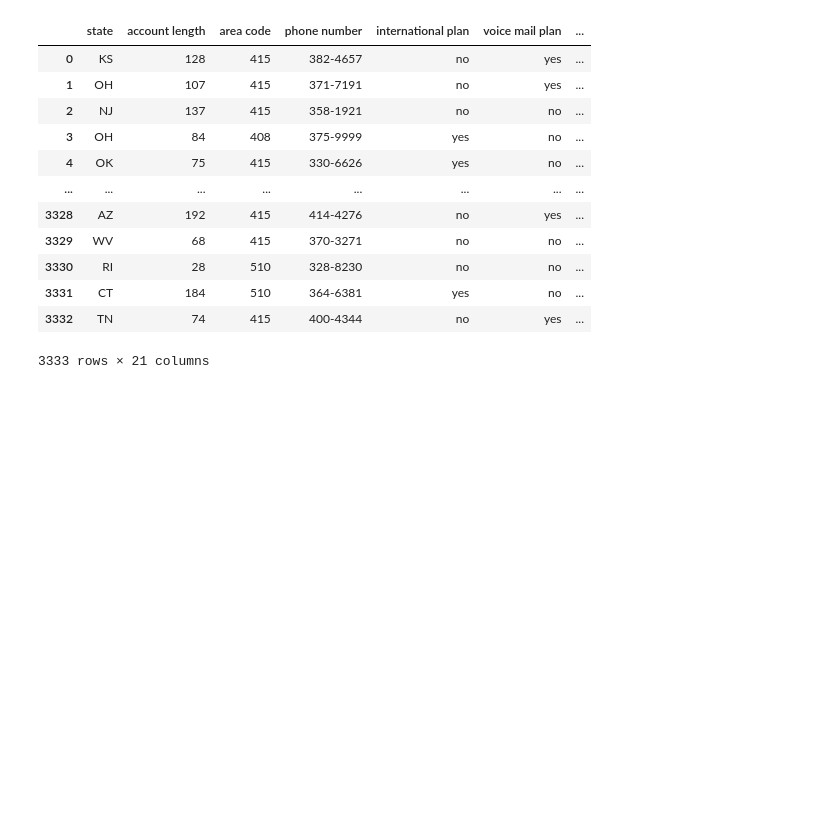
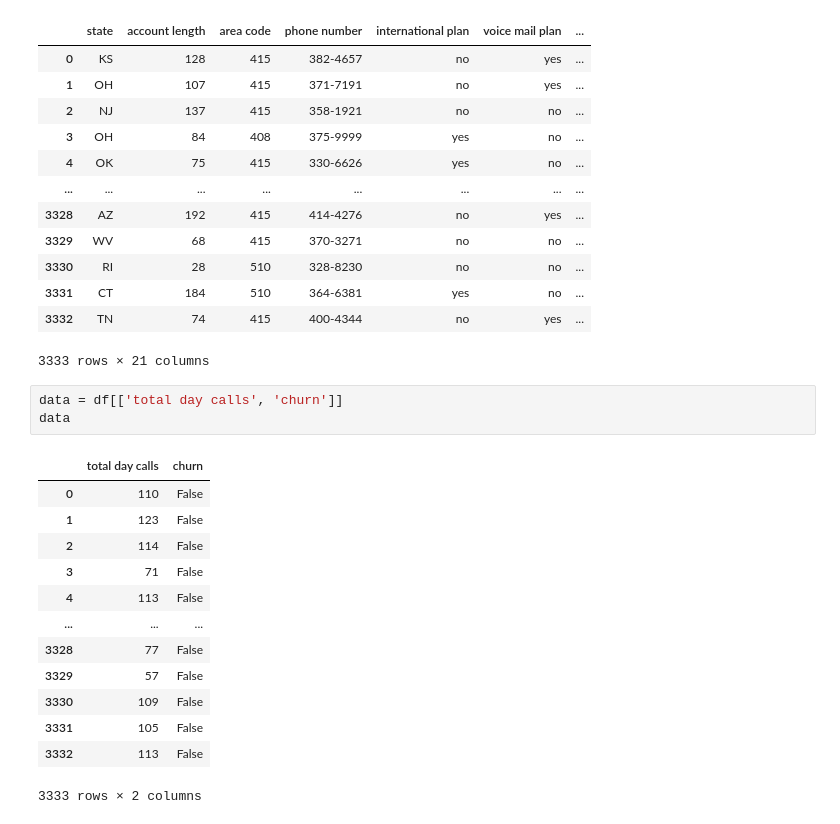
Before and after one commit to AlexeyLebedev90/HelloWorld, a Jupyter notebook: home_5.ipynb, the cells around one changed output. Cells and saved outputs as stored; diff of their text form; blank space fills up the shorter version.

```diff
--- a/home_5.ipynb
+++ b/home_5.ipynb
@@ -136,3 +135,20 @@ display(df)
 | 3331 | CT | 184 | 510 | 364-6381 | yes | no | ... |
 | 3332 | TN | 74 | 415 | 400-4344 | no | yes | ... |
 3333 rows × 21 columns
+# %%
+data = df[['total day calls', 'churn']]
+data
+# %% [output]
+|  | total day calls | churn |
+| 0 | 110 | False |
+| 1 | 123 | False |
+| 2 | 114 | False |
+| 3 | 71 | False |
+| 4 | 113 | False |
+| ... | ... | ... |
+| 3328 | 77 | False |
+| 3329 | 57 | False |
+| 3330 | 109 | False |
+| 3331 | 105 | False |
+| 3332 | 113 | False |
+3333 rows × 2 columns
```
Also changed, not shown: parts of 20 cells of this notebook.
